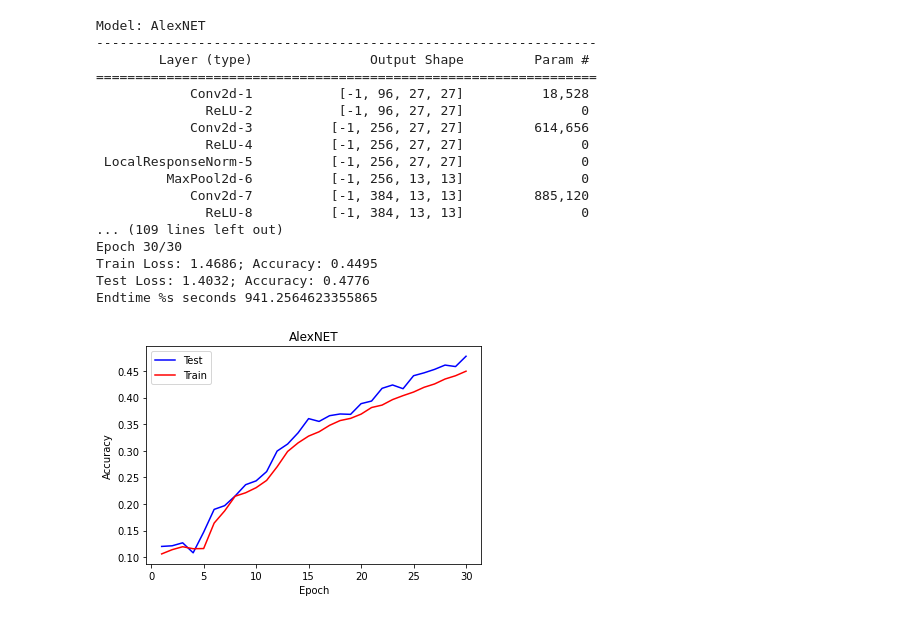
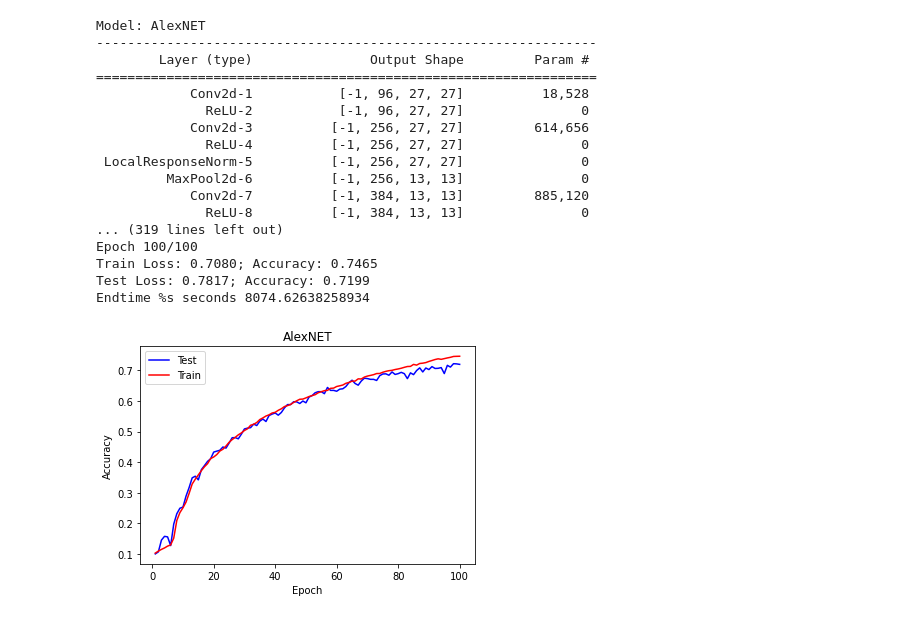
Before and after one commit to analystanand/Deep-Learning, a Jupyter notebook: AlexNET.ipynb, the cells around one changed output. Cells and saved outputs as stored; diff of their text form; code cells hidden in the pictures.

Commit message:
100 epoch

```diff
--- a/AlexNET.ipynb
+++ b/AlexNET.ipynb
@@ -184,37 +186,37 @@ if __name__ == '__main__':
     summary(model, (3, 32, 32))
 
     # loss function
     loss_function = nn.CrossEntropyLoss()
     # We'll optimize all parameters
     optimizer = optim.SGD(model.parameters(),lr=0.0005, momentum=0.9)
 
-    EPOCHS = 30
+    EPOCHS = 100
     test_acc, train_acc = [], []  # collect accuracy for plotting
     for epoch in range(EPOCHS):
         print('Epoch {}/{}'.format(epoch + 1, EPOCHS))
         train_loss, train_accuracy = train_model(model, loss_function, optimizer, train_loader)
         test_loss, test_accuracy = test_model(model, loss_function, test_loader)
         train_acc.append(train_accuracy)
         test_acc.append(test_accuracy)
     endtime = time.time() - start_time
     print("Endtime %s seconds", endtime)
     plot_accuracy(test_acc, train_acc, model_name, EPOCHS)
 # %% [output]
 Model: AlexNET
 ----------------------------------------------------------------
         Layer (type)               Output Shape         Param #
 ================================================================
             Conv2d-1           [-1, 96, 27, 27]          18,528
               ReLU-2           [-1, 96, 27, 27]               0
             Conv2d-3          [-1, 256, 27, 27]         614,656
               ReLU-4          [-1, 256, 27, 27]               0
  LocalResponseNorm-5          [-1, 256, 27, 27]               0
          MaxPool2d-6          [-1, 256, 13, 13]               0
             Conv2d-7          [-1, 384, 13, 13]         885,120
               ReLU-8          [-1, 384, 13, 13]               0
-... (109 lines left out)
-Epoch 30/30
-Train Loss: 1.4686; Accuracy: 0.4495
-Test Loss: 1.4032; Accuracy: 0.4776
-Endtime %s seconds 941.2564623355865
+... (319 lines left out)
+Epoch 100/100
+Train Loss: 0.7080; Accuracy: 0.7465
+Test Loss: 0.7817; Accuracy: 0.7199
+Endtime %s seconds 8074.62638258934
-[figure, old version]
+[figure, new version]
```
Also changed, not shown: parts of 1 cell of this notebook.
